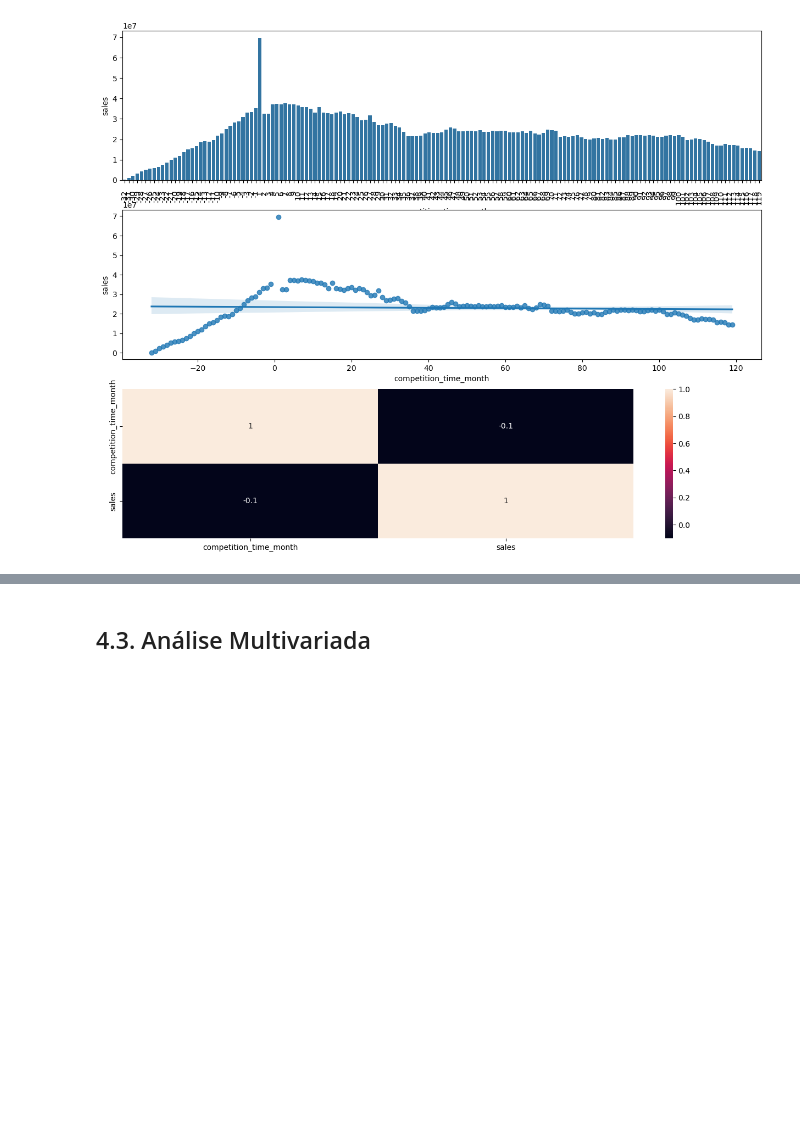
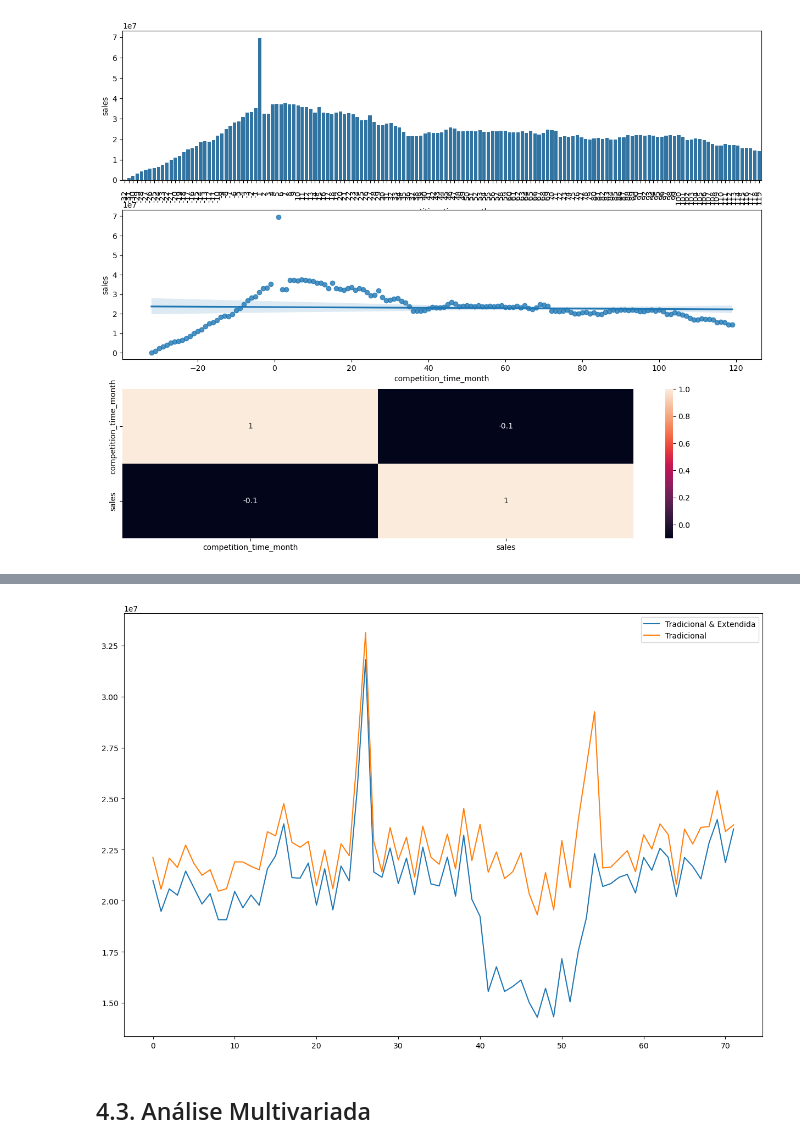
Before and after one commit to roger-teixeira-batista/data_science_em_producao, a Jupyter notebook: m04_v01_store_sales_prediction.ipynb, the cells around one changed output, grey strips where cells are left out. Cells and saved outputs as stored; diff of their text form; code cells hidden in the pictures; blank space fills up the shorter version.

```diff
--- a/m04_v01_store_sales_prediction.ipynb
+++ b/m04_v01_store_sales_prediction.ipynb
@@ -562,2 +682,16 @@ sns.heatmap(aux1.corr(method='pearson'), annot=True, ax=ax[2]);
+# %%
+fig, ax = plt.subplots(figsize=(15, 10))
+
+promo_consecutiva = (df4['promo'] == 1) & (df4['promo2'] == 1)
+aux1 = df4[promo_consecutiva][['year_week', 'sales']].groupby('year_week').sum().reset_index()
+aux1.plot(ax=ax);
+
+promo_extendida = (df4['promo'] == 1) & (df4['promo2'] == 0)
+aux2 = df4[promo_extendida][['year_week', 'sales']].groupby('year_week').sum().reset_index()
+aux2.plot(ax=ax);
+
+ax.legend(['Tradicional & Extendida', 'Tradicional']);
+# %% [output]
+[figure, added]
 # %% [markdown]
 ## 4.3. Análise Multivariada
```
Also changed, not shown: parts of 5 cells of this notebook.
